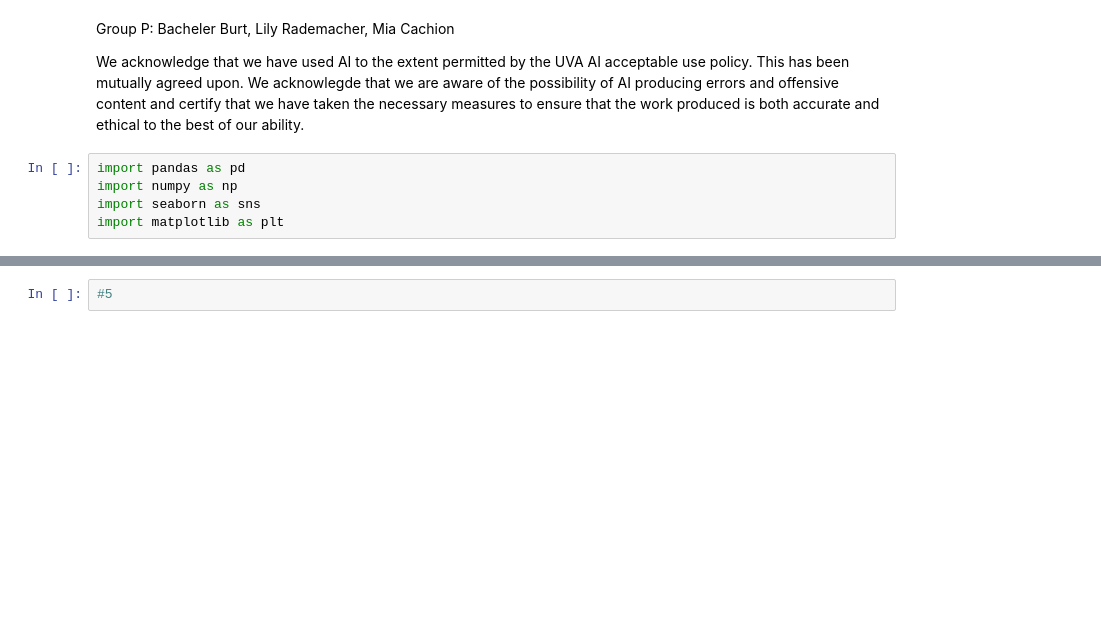
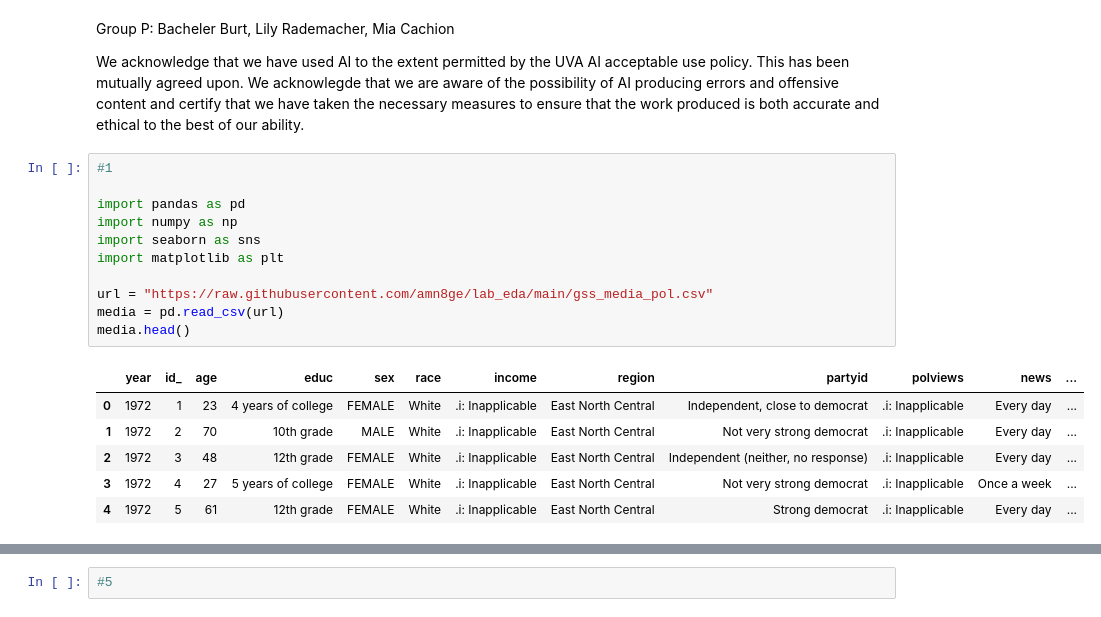
Before and after one commit to bburt26/lab_eda, a Jupyter notebook: lab_notebook.ipynb, the cells around one changed output, grey strips where cells are left out. Cells and saved outputs as stored; diff of their text form; blank space fills up the shorter version.

```diff
--- a/lab_notebook.ipynb
+++ b/lab_notebook.ipynb
@@ -22,8 +22,21 @@ Group P: Bacheler Burt, Lily Rademacher, Mia Cachion
 
 We acknowledge that we have used AI to the extent permitted by the UVA AI acceptable use policy. This has been mutually agreed upon. We acknowlegde that we are aware of the possibility of AI producing errors and offensive content and certify that we have taken the necessary measures to ensure that the work produced is both accurate and ethical to the best of our ability.
 # %%
+#1
+
 import pandas as pd
 import numpy as np
 import seaborn as sns
 import matplotlib as plt
+
+url = "https://raw.githubusercontent.com/amn8ge/lab_eda/main/gss_media_pol.csv"
+media = pd.read_csv(url)
+media.head()
+# %% [output]
+|  | year | id_ | age | educ | sex | race | income | region | partyid | polviews | news | ... |
+| 0 | 1972 | 1 | 23 | 4 years of college | FEMALE | White | .i: Inapplicable | East North Central | Independent, close to democrat | .i: Inapplicable | Every day | ... |
+| 1 | 1972 | 2 | 70 | 10th grade | MALE | White | .i: Inapplicable | East North Central | Not very strong democrat | .i: Inapplicable | Every day | ... |
+| 2 | 1972 | 3 | 48 | 12th grade | FEMALE | White | .i: Inapplicable | East North Central | Independent (neither, no response) | .i: Inapplicable | Every day | ... |
+| 3 | 1972 | 4 | 27 | 5 years of college | FEMALE | White | .i: Inapplicable | East North Central | Not very strong democrat | .i: Inapplicable | Once a week | ... |
+| 4 | 1972 | 5 | 61 | 12th grade | FEMALE | White | .i: Inapplicable | East North Central | Strong democrat | .i: Inapplicable | Every day | ... |
 # %% [markdown]
```
Also changed, not shown: parts of 4 cells of this notebook.
